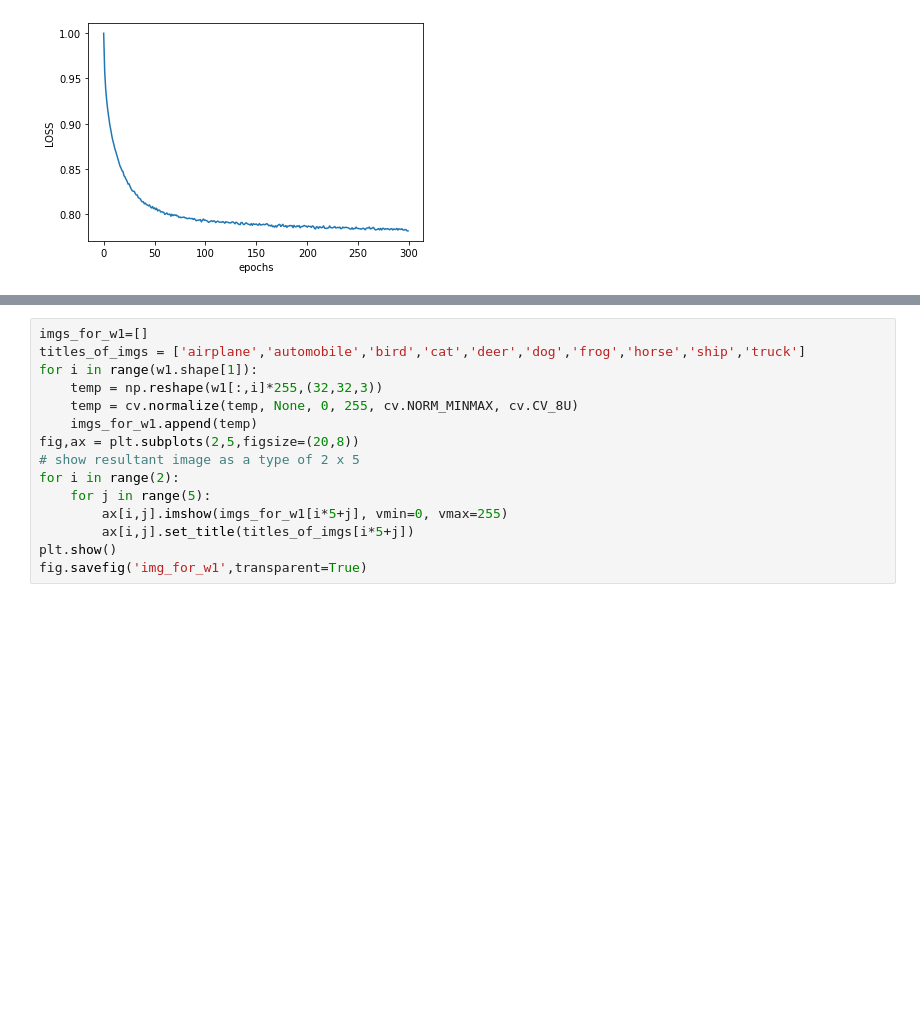
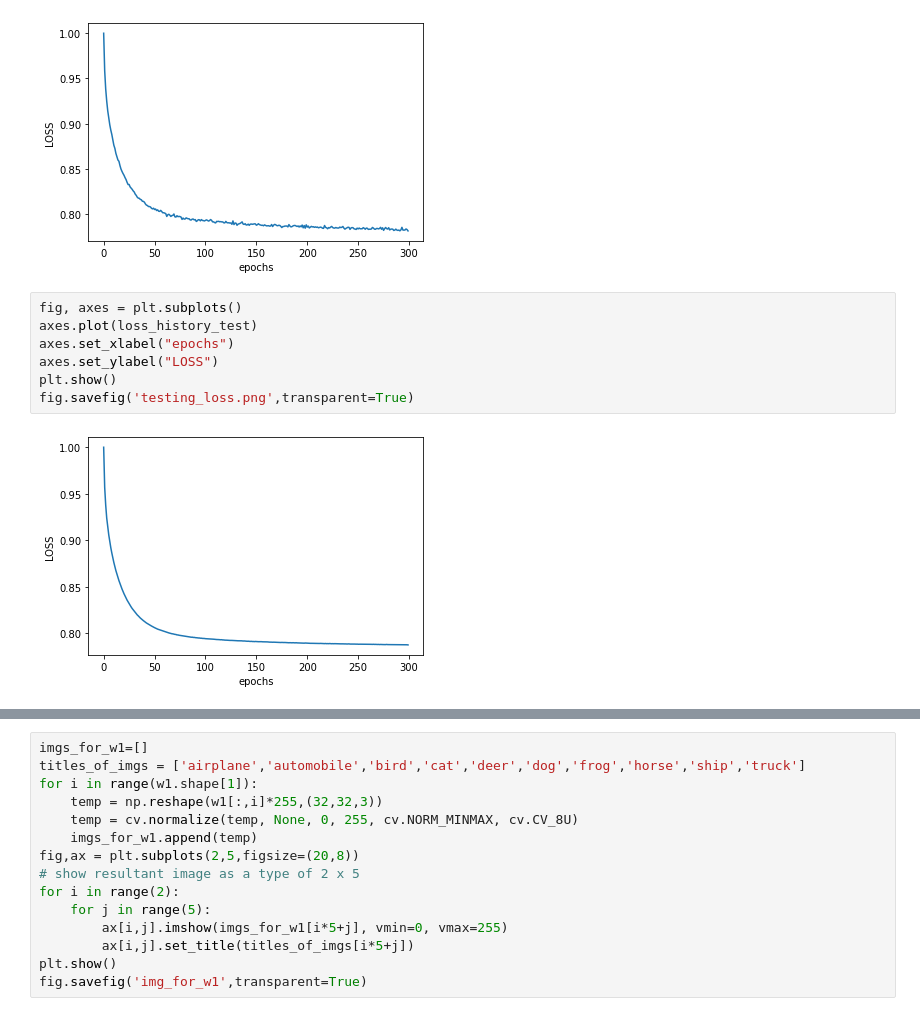
Before and after one commit to AvishkaSandeepa/EN2550-2020-Assignment-04, a Jupyter notebook: Assignment04_part01.ipynb, the cells around one changed output, grey strips where cells are left out. Drawn from its saved outputs; the diff is of its cells as text; blank space fills up the shorter version.

```diff
--- a/Assignment04_part01.ipynb
+++ b/Assignment04_part01.ipynb
@@ -111,6 +119,15 @@ plt.show()
 fig.savefig('LOSS.png',transparent=True)
 # %% [output]
 [figure]
+# %%
+fig, axes = plt.subplots()
+axes.plot(loss_history_test)
+axes.set_xlabel("epochs")
+axes.set_ylabel("LOSS")
+plt.show()
+fig.savefig('testing_loss.png',transparent=True)
+# %% [output]
+[figure, added]
 # %%
 fig, axes = plt.subplots()
 axes.plot(train_acc_history)
```
Also changed, not shown: parts of 5 cells of this notebook.
